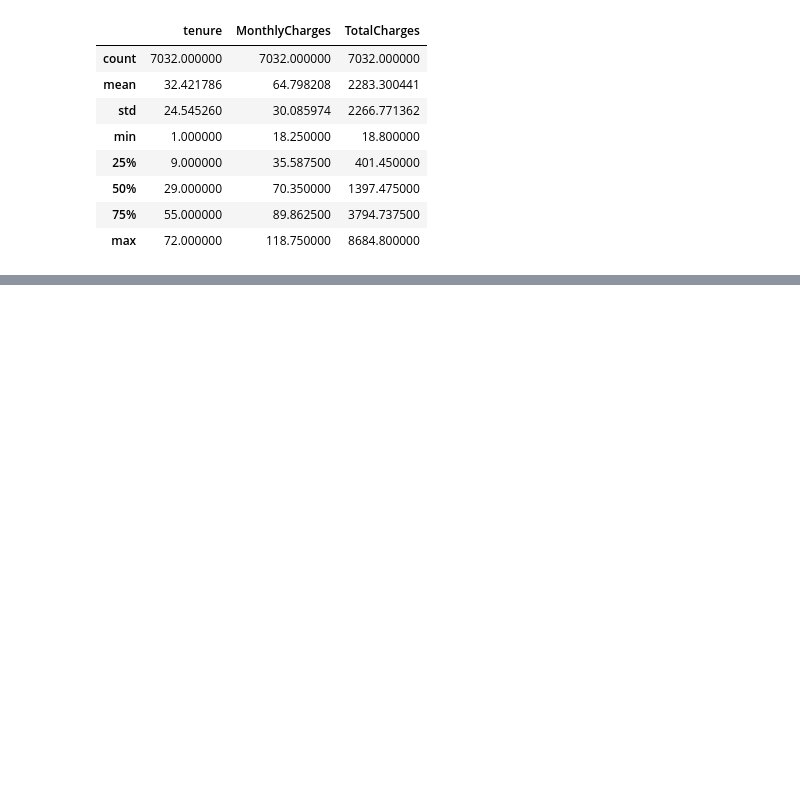
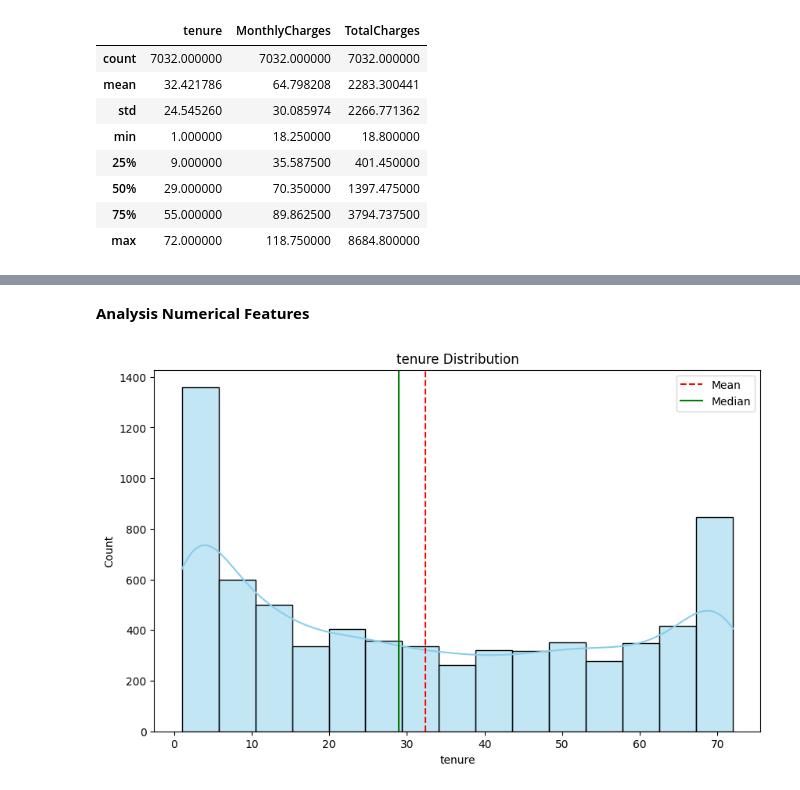
Before and after one commit to Clmnt-Cash/Churn_Pred, a Jupyter notebook: main.ipynb, the cells around one changed output, grey strips where cells are left out. Drawn from its saved outputs; the diff is of its cells as text; code cells hidden in the pictures; blank space fills up the shorter version.

Commit message:
Analysis

```diff
--- a/main.ipynb
+++ b/main.ipynb
@@ -257,0 +292,17 @@ df[num_features].describe()
+# %% [markdown]
+**Analysis Numerical Features**
+# %%
+def plot_histo(df, column_name):
+    plt.figure(figsize=(10, 6))
+    sns.histplot(df[column_name], color='skyblue', kde=True)
+    plt.title(f'{column_name} Distribution')
+    col_mean = df[column_name].mean()
+    col_median = df[column_name].median()
+    plt.axvline(col_mean, color='red', linestyle='--', label='Mean')
+    plt.axvline(col_median, color='green', linestyle='-', label='Median')
+    plt.legend()
+    plt.show()
+# %%
+plot_histo(df, 'tenure')
+# %% [output]
+[figure, added]
```
Also changed, not shown: parts of 15 cells of this notebook.
